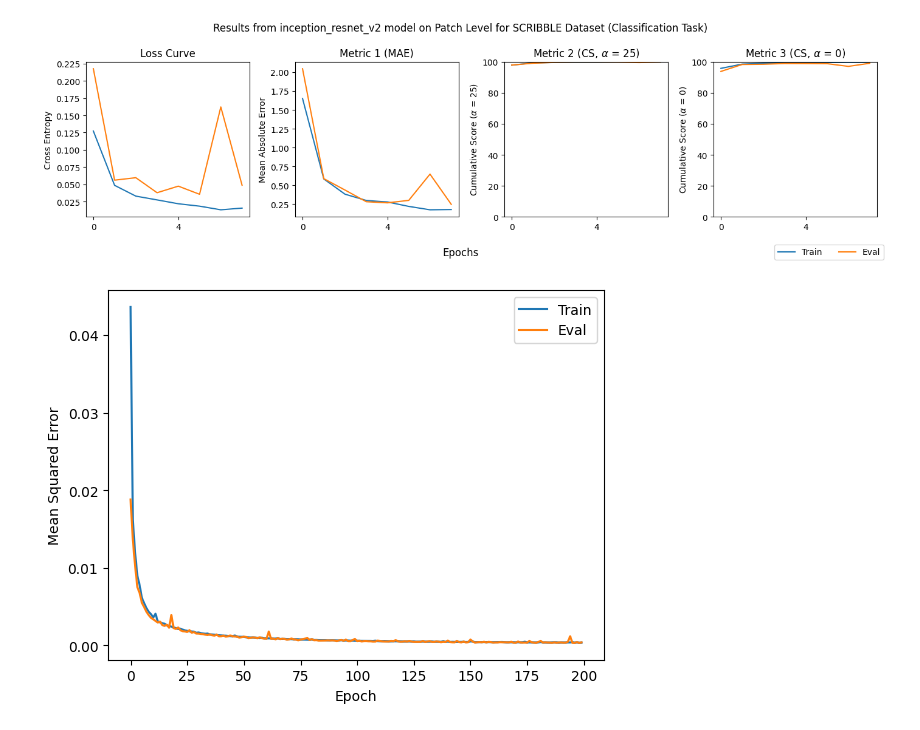
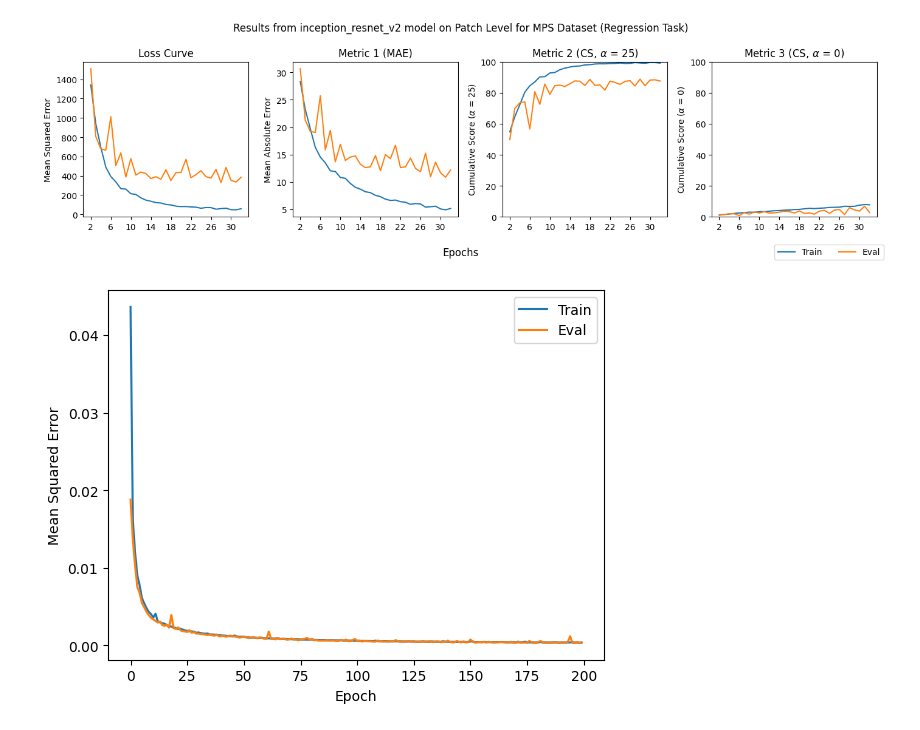
Before and after one commit to NikolaiHerrmann/deep-dating, a Jupyter notebook: src/graph_eval.ipynb, the cells around one changed output. Cells and saved outputs as stored; diff of their text form; code cells hidden in the pictures.

```diff
--- a/src/graph_eval.ipynb
+++ b/src/graph_eval.ipynb
@@ -41,35 +41,35 @@ def epoch_plot(run_path, skip_n=0, direct_path=False):
                   (r"Cumulative Score ($\alpha$ = 25)", r"Metric 2 (CS, $\alpha$ = 25)", cs25_vals),
                   (r"Cumulative Score ($\alpha$ = 0)", r"Metric 3 (CS, $\alpha$ = 0)", cs0_vals)]
 
         plots = []
         for ax, (y_label, title, y) in zip(axs, titles):
             ax.set_xticks(np.arange(skip_n, n_epochs + 1, 4)) # linspace instead
             plots.append(ax.plot(x, y, label=set_type.title()))
             ax.set_ylabel(y_label)
             ax.set_title(title)
 
         axs[2].set_ylim(0, 100)
         axs[3].set_ylim(0, 100)
 
     fig.subplots_adjust(wspace=0.3, top=0.8)
     fig.supxlabel("Epochs")
     fig.suptitle(f"Results from {settings['model_name']} model on Patch Level for {settings['dataset'].upper()} Dataset ({task} Task)")
     fig.tight_layout()
 
     handles, labels = plt.gca().get_legend_handles_labels()
     by_label = dict(zip(labels, handles))
     fig.legend(by_label.values(), by_label.keys(), loc="lower right", ncols=2)
 
     plot_name = os.path.basename(path).split(".")[0]
     plot_path = os.path.dirname(path)
     plt.savefig(os.path.join(plot_path, plot_name + ".png"), dpi=300)
     plt.savefig(os.path.join(plot_path, plot_name + ".pdf"))
 
     plt.show()
 
-epoch_plot("runs/Feb2-12-2-23")
+epoch_plot("runs/Jan6-22-21-16", skip_n=2)
 # %% [output]
-[figure, old version]
+[figure, new version]
 # %%
 def epoch_autoencoder(path):
     df = pd.read_csv(path)
```
Also changed, not shown: 2 other files.
